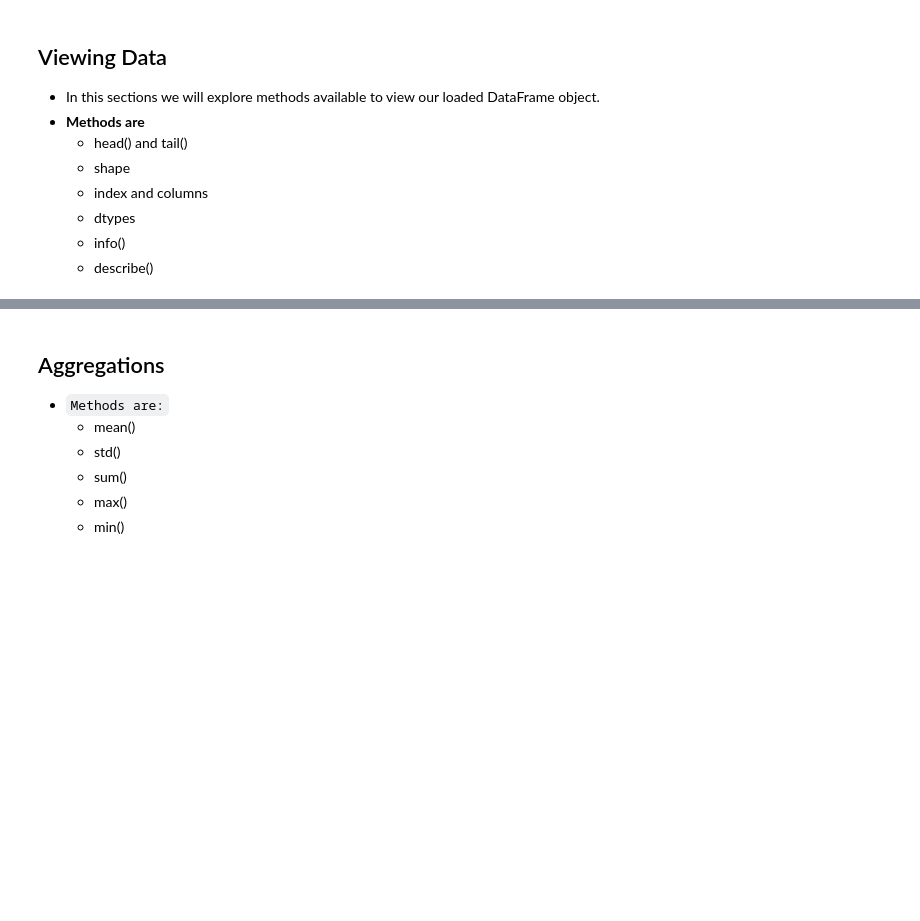
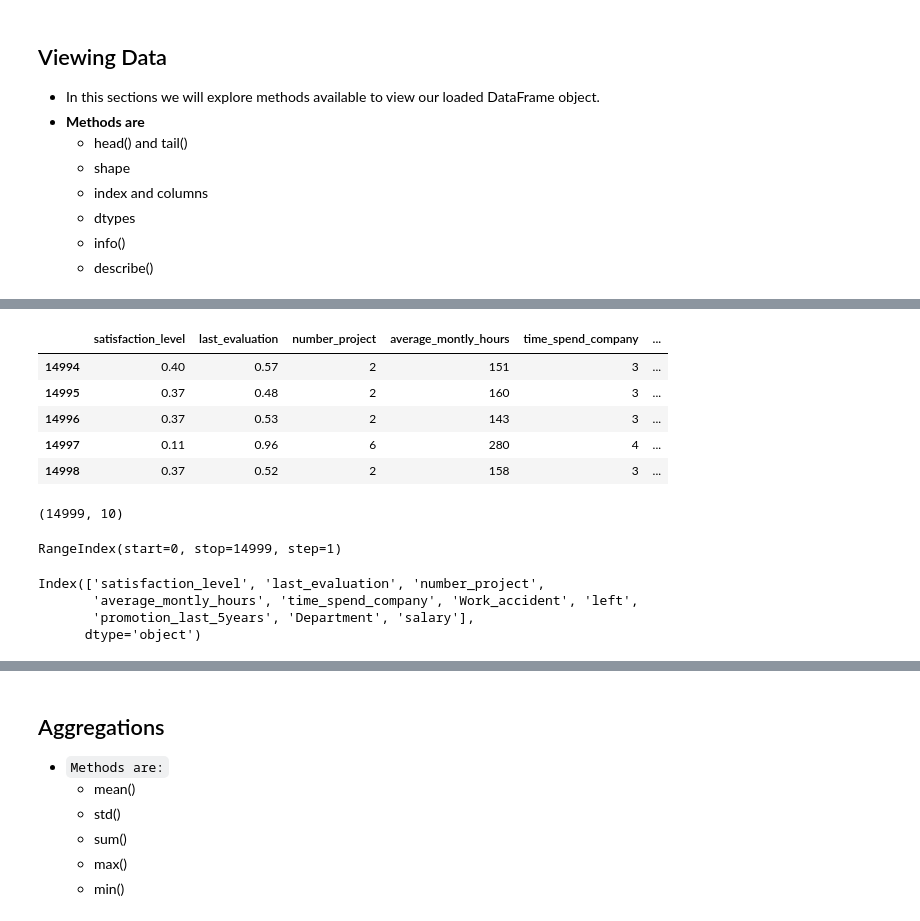
Before and after one commit to thapaliya123/Data-Science-Journey, a Jupyter notebook: DS/04-Pandas/pandas_steps.ipynb, the cells around one changed output, grey strips where cells are left out. Saved outputs shown, nothing was run; the diff lists cells and outputs as text; code cells hidden in the pictures; blank space fills up the shorter version.

```diff
--- a/DS/04-Pandas/pandas_steps.ipynb
+++ b/DS/04-Pandas/pandas_steps.ipynb
@@ -223,0 +234,34 @@ df_hr
+# %%
+# use tail() to view last 5 rows
+df_hr.tail()
+# %% [output]
+|  | satisfaction_level | last_evaluation | number_project | average_montly_hours | time_spend_company | ... |
+| 14994 | 0.40 | 0.57 | 2 | 151 | 3 | ... |
+| 14995 | 0.37 | 0.48 | 2 | 160 | 3 | ... |
+| 14996 | 0.37 | 0.53 | 2 | 143 | 3 | ... |
+| 14997 | 0.11 | 0.96 | 6 | 280 | 4 | ... |
+| 14998 | 0.37 | 0.52 | 2 | 158 | 3 | ... |
+# %%
+# Check dataframe shape
+# Hint: df.shape
+
+df_hr.shape
+# %% [output]
+(14999, 10)
+# %%
+# extract dataframe index
+# Hint: df.index
+
+df_hr.index
+# %% [output]
+RangeIndex(start=0, stop=14999, step=1)
+# %%
+# extract  columns
+# Hint: df.columns
+
+df_hr.columns
+# %% [output]
+Index(['satisfaction_level', 'last_evaluation', 'number_project',
+       'average_montly_hours', 'time_spend_company', 'Work_accident', 'left',
+       'promotion_last_5years', 'Department', 'salary'],
+      dtype='object')
```
Also changed, not shown: parts of 23 cells of this notebook.
